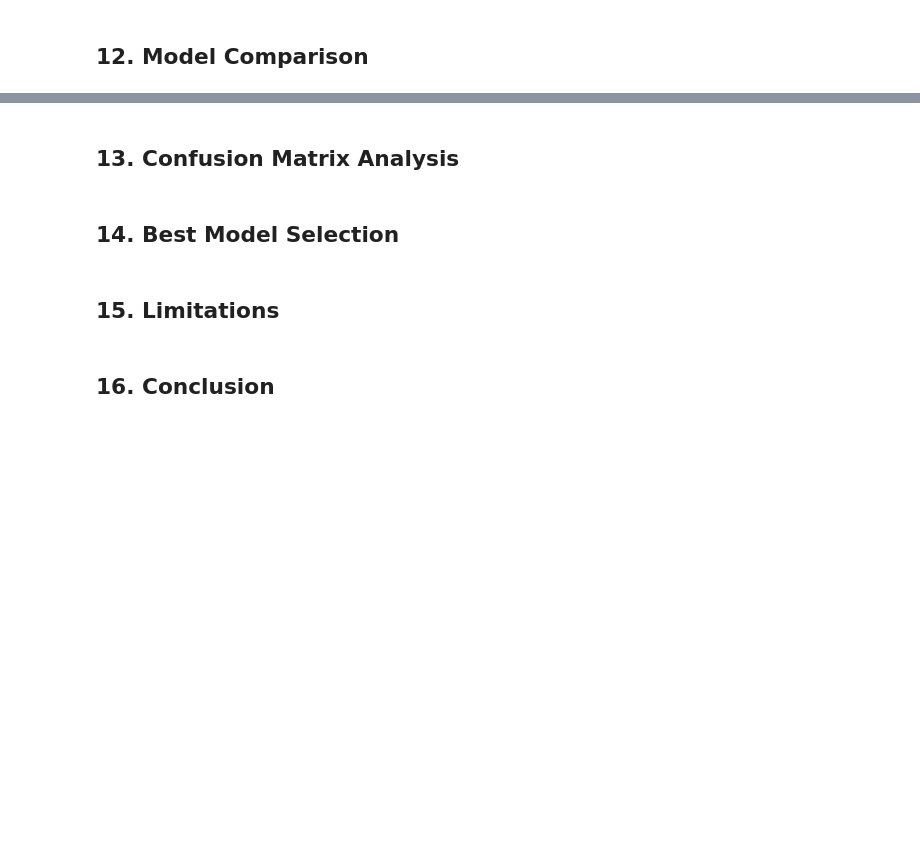
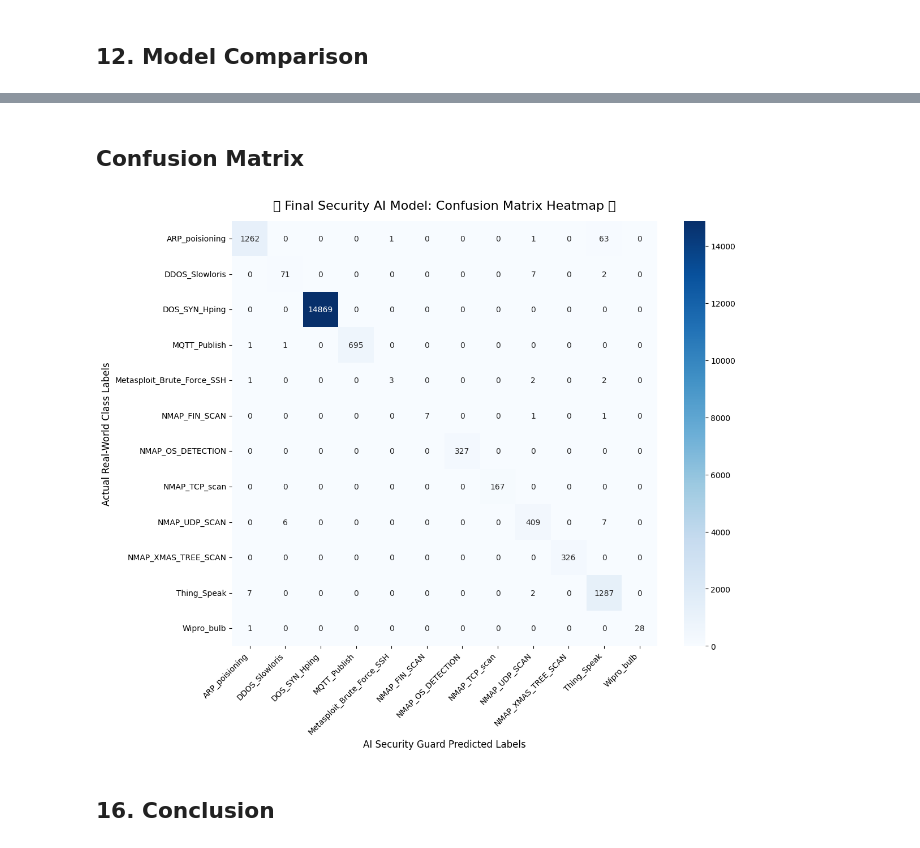
Before and after one commit to AzizaZaman101/RT-IoT2022_Multi-Class_IoT_Attack_Detection_ML, a Jupyter notebook: notebooks/RT_IoT2022_Multi_Class_IoT_Attack_Detection_ML.ipynb, the cells around one changed output, grey strips where cells are left out. Cells and saved outputs as stored; diff of their text form; code cells hidden in the pictures; blank space fills up the shorter version.

```diff
--- a/notebooks/RT_IoT2022_Multi_Class_IoT_Attack_Detection_ML.ipynb
+++ b/notebooks/RT_IoT2022_Multi_Class_IoT_Attack_Detection_ML.ipynb
@@ -1725,0 +1598,12 @@ X_train + X_test rows == X rows: True
+# %%
+
+from sklearn.metrics import classification_report
+
+print("TESTING THE WINNING RANDOM FOREST ON THE UNSEEN TEST EXAM")
+
+# 1. Generate predictions from the locked final test matrix
+final_test_predictions = rf.predict(X_test_scaled)
+
+# 2. Print out the ultimate real-world performance report card
+print("\n--- ULTIMATE REAL-WORLD PERFORMANCE REPORT ---")
+print(classification_report(y_test, final_test_predictions, zero_division=0))
@@ -1726,9 +1628,44 @@ X_train + X_test rows == X rows: True
 # %% [markdown]
-## 13. Confusion Matrix Analysis
+## Confusion Matrix
-# %% [markdown]
-## 14. Best Model Selection
-# %% [markdown]
-## 15. Limitations
+# %%
+import matplotlib.pyplot as plt
+import seaborn as sns
+from sklearn.metrics import confusion_matrix
+
+
+# 1. Calculate the raw confusion matrix grid
+cm = confusion_matrix(y_test, final_test_predictions)
+
+# 2. Set up the plotting canvas size (12x10 ensures 12 labels fit comfortably)
+plt.figure(figsize=(12, 10))
+
+# 3. Create the heatmap using seaborn
+# 'annot=True' prints the actual row counts inside the squares
+# 'fmt="d"' forces the numbers to display as clean integers
+# 'cmap="Blues"' uses a professional blue gradient
+sns.heatmap(
+    cm,
+    annot=True,
+    fmt="d",
+    cmap="Blues",
+    xticklabels=rf.classes_,
+    yticklabels=rf.classes_
+)
+
+# 4. Add clear, professional titles and axis markings
+plt.title("🏆 Final Security AI Model: Confusion Matrix Heatmap 🏆", fontsize=16, pad=15)
+plt.ylabel("Actual Real-World Class Labels", fontsize=12)
+plt.xlabel("AI Security Guard Predicted Labels", fontsize=12)
+
+# 5. Rotate labels so they don't overlap with each other
+plt.xticks(rotation=45, ha='right')
+plt.yticks(rotation=0)
+
+# 6. Adjust layout and render the final plot image
+plt.tight_layout()
+plt.show()
+# %% [output]
+[figure, added]
 # %% [markdown]
 
 ## 16. Conclusion
```
Also changed, not shown: parts of 63 cells of this notebook.
